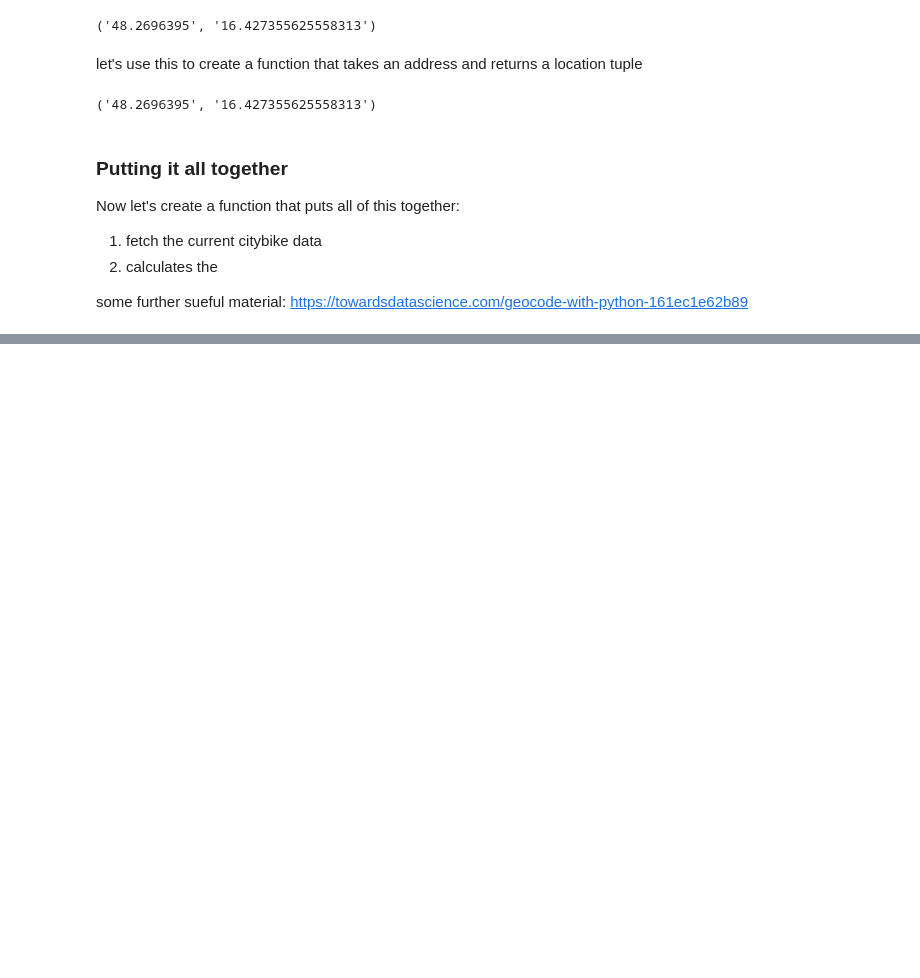
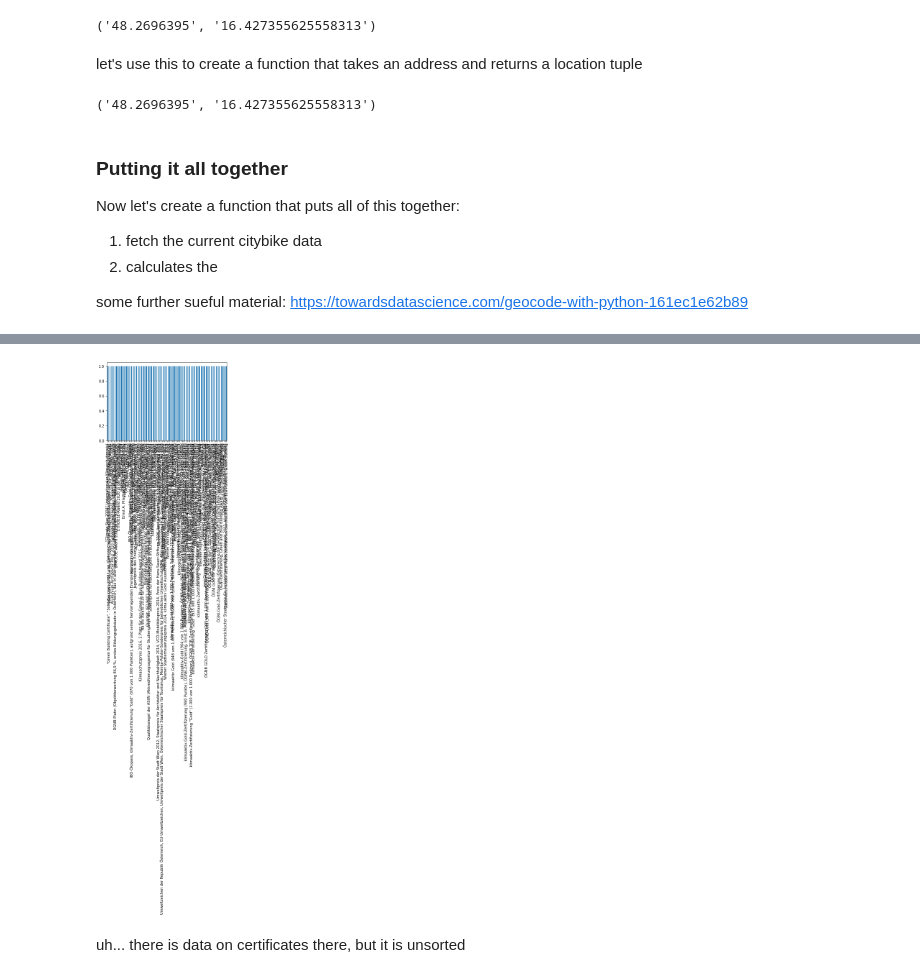
Before and after one commit to simonschaluppe/MEE1-3-PEQ, a Jupyter notebook: Exercises/solutions/External_data.ipynb, the cells around one changed output, grey strips where cells are left out. Cells and saved outputs as stored; diff of their text form; code cells hidden in the pictures; blank space fills up the shorter version.

```diff
--- a/Exercises/solutions/External_data.ipynb
+++ b/Exercises/solutions/External_data.ipynb
@@ -338,0 +489,9 @@ ____________________
+# %%
+def plot_cat(col_name, kind="bar"):
+    pd.Series(count(col_name)).sort_index().plot(kind=kind)
+
+plot_cat("EEFF_ZERTIFIKAT")
+# %% [output]
+[figure, added]
+# %% [markdown]
+uh... there is data on certificates there, but it is unsorted
```
Also changed, not shown: parts of 35 cells of this notebook.
